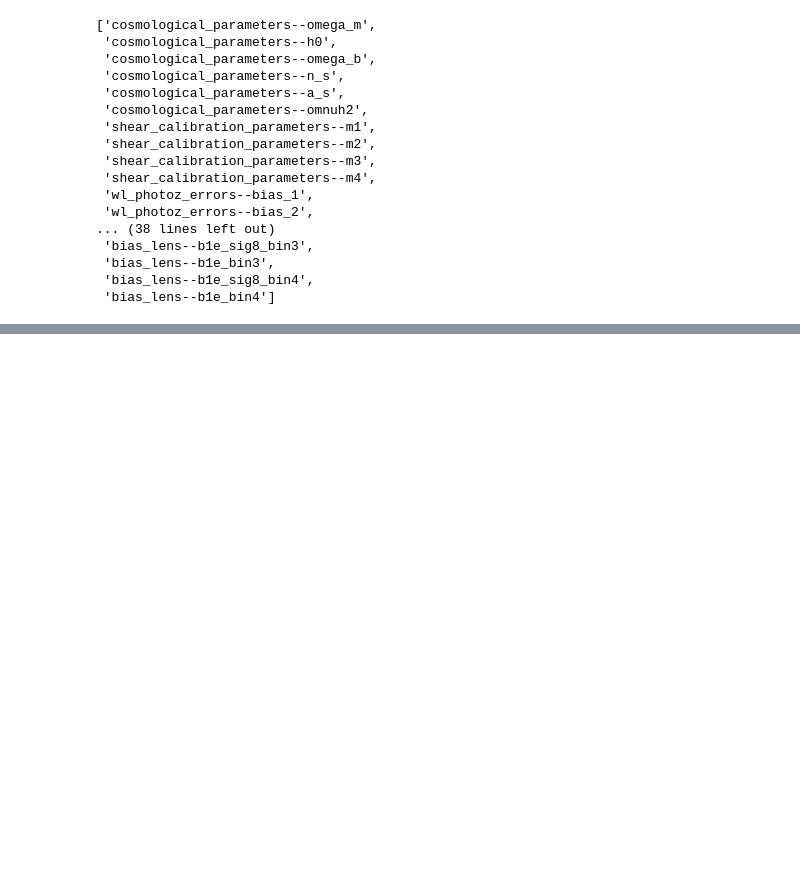
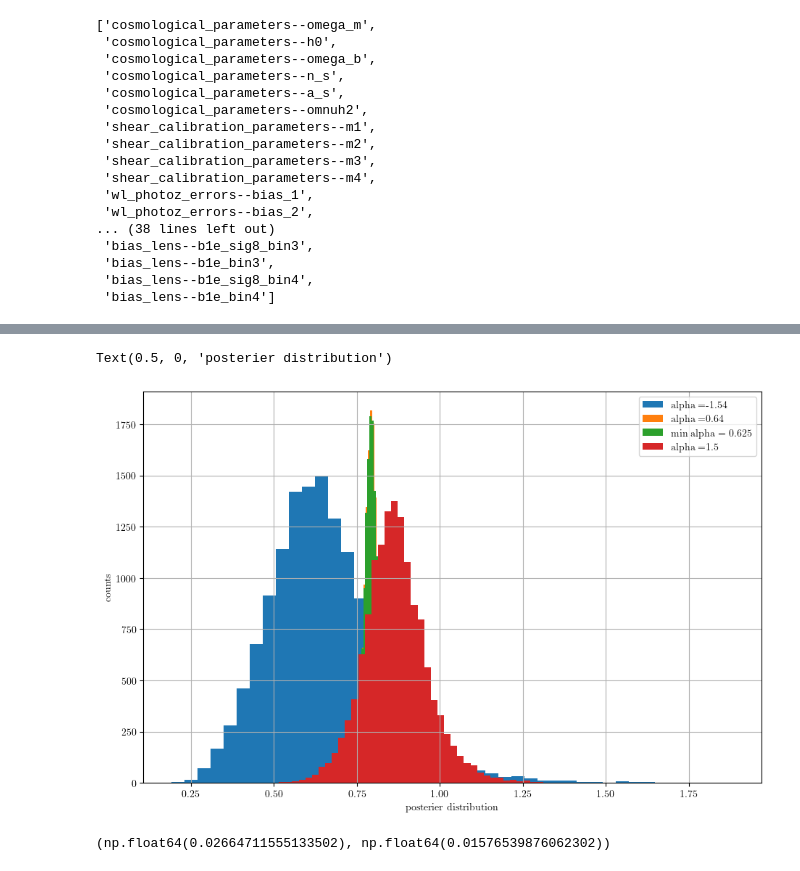
Before and after one commit to JMTcodes/compressing-shear-likelihood, a Jupyter notebook: test.ipynb, the cells around one changed output, grey strips where cells are left out. Saved outputs shown, nothing was run; the diff lists cells and outputs as text; code cells hidden in the pictures; blank space fills up the shorter version.

```diff
--- a/test.ipynb
+++ b/test.ipynb
@@ -220,0 +286,6 @@ g.plots_2d(samples, "x1", ["x2", "z"], nx=2);
+# %%
+X1 = 10**(logsig8+(alpha1*logom))
+X2 =10**(logsig8+(alpha2*logom))
+X3 = 10**(logsig8+(0.625*logom))
+X4 = 10**(logsig8+(0.1*logom))
+X5 = 10**(logsig8+(1.5*logom))
@@ -220,0 +303,24 @@ g.plots_2d(samples, "x1", ["x2", "z"], nx=2);
+# %%
+#X = np.transpose([logsig8 ,logom])
+#np.dot(X,vec1)
+plt.figure(figsize=(11,7))
+plt.grid(True)
+plt.hist(X2,label="alpha =-1.54",bins=43)
+#plt.hist(test_chain_2["S8"],label='$S_8$',bins=43)
+plt.hist(X1,label="alpha =0.64",bins=43)
+plt.hist(X3,label="min alpha = 0.625",bins=43)
+#plt.hist(X4,label="alpha =0.1",bins=43)
+plt.hist(X5,label="alpha =1.5",bins=43)
+
+
+plt.legend()
+plt.ylabel('counts')
+plt.xlabel('posterier distribution')
+# %% [output]
+Text(0.5, 0, 'posterier distribution')
+[figure, added]
+# %%
+np.std(X1),test_chain_2.std("S8mod")
+#test_chain_2.paramNames.numberOfName('S8mod')
+# %% [output]
+(np.float64(0.02664711555133502), np.float64(0.01576539876062302))
```
Also changed, not shown: parts of 56 cells of this notebook, 22 other files.
